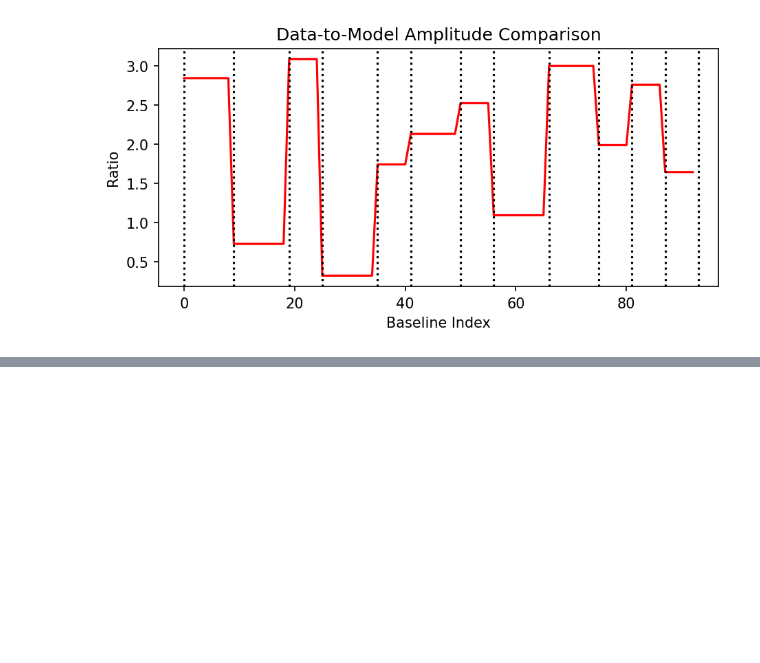
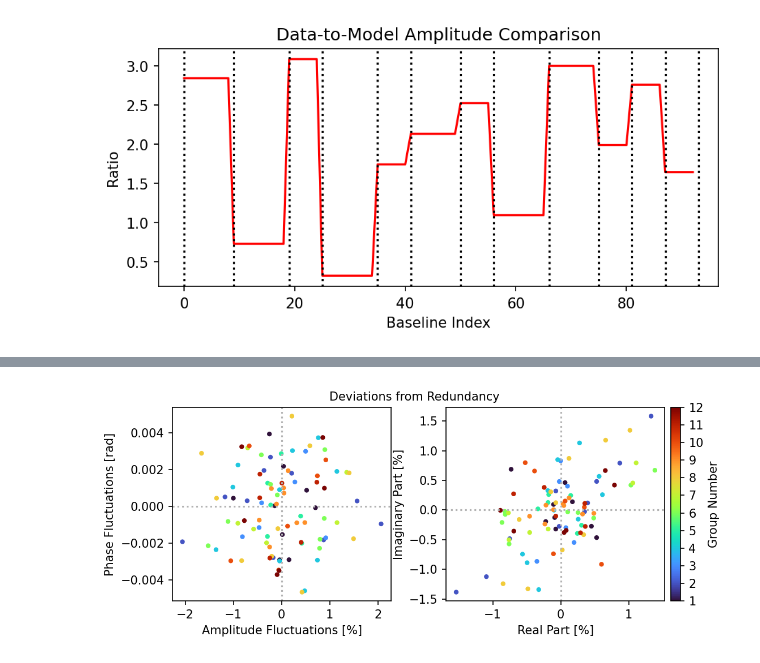
Before and after one commit to r-pascua/corrcal, a Jupyter notebook: docs/tutorials/calibration_example.ipynb, the cells around one changed output, grey strips where cells are left out. Cells and saved outputs as stored; diff of their text form; code cells hidden in the pictures; blank space fills up the shorter version.

```diff
--- a/docs/tutorials/calibration_example.ipynb
+++ b/docs/tutorials/calibration_example.ipynb
@@ -712,0 +716,36 @@ fig.tight_layout();
+# %%
+# Now let's look at fluctuations about the redundant average for each group.
+amp_fluctuations = np.zeros(cal_data.size, dtype=float)
+phs_fluctuations = np.zeros(cal_data.size, dtype=float)
+vis_fluctuations = np.zeros(cal_data.size, dtype=complex)
+group_ids = np.zeros(cal_data.size, dtype=float)
+
+for i, (start, stop) in enumerate(zip(edges, edges[1:]), 1):
+    group = cal_data[start:stop]
+    red_avg = group.mean()
+    amp_fluctuations[start:stop] = 100 * (
+        np.abs(group) - np.abs(red_avg)
+    ) / np.abs(red_avg)
+    phs_fluctuations[start:stop] = np.angle(group * red_avg.conj())
+    group_ids[start:stop] = i
+    vis_fluctuations[start:stop] = 100 * (
+        group - red_avg
+    ) / np.abs(red_avg)
+
+fig, axes = plt.subplots(1, 2, figsize=(8,3), dpi=150)
+axes[0].set_xlabel("Amplitude Fluctuations [%]")
+axes[0].set_ylabel("Phase Fluctuations [rad]")
+axes[1].set_xlabel("Real Part [%]")
+axes[1].set_ylabel("Imaginary Part [%]")
+fig.text(0.475, 0.99, "Deviations from Redundancy", ha="center", va="center")
+for ax in axes:
+    ax.axvline(0, color='0.7', ls=':')
+    ax.axhline(0, color='0.7', ls=':')
+axes[1].scatter(vis_fluctuations.real, vis_fluctuations.imag, c=group_ids, marker='.', cmap=plt.cm.turbo)
+cax = axes[0].scatter(amp_fluctuations, phs_fluctuations, c=group_ids, marker='.', cmap=plt.cm.turbo)
+
+fig.tight_layout()
+cbar = fig.colorbar(cax, ax=axes, label="Group Number", pad=0.01)
+cbar.set_ticks(np.arange(1, edges.size))
+# %% [output]
+[figure, added]
```
Also changed, not shown: parts of 56 cells of this notebook, 10 other files.
